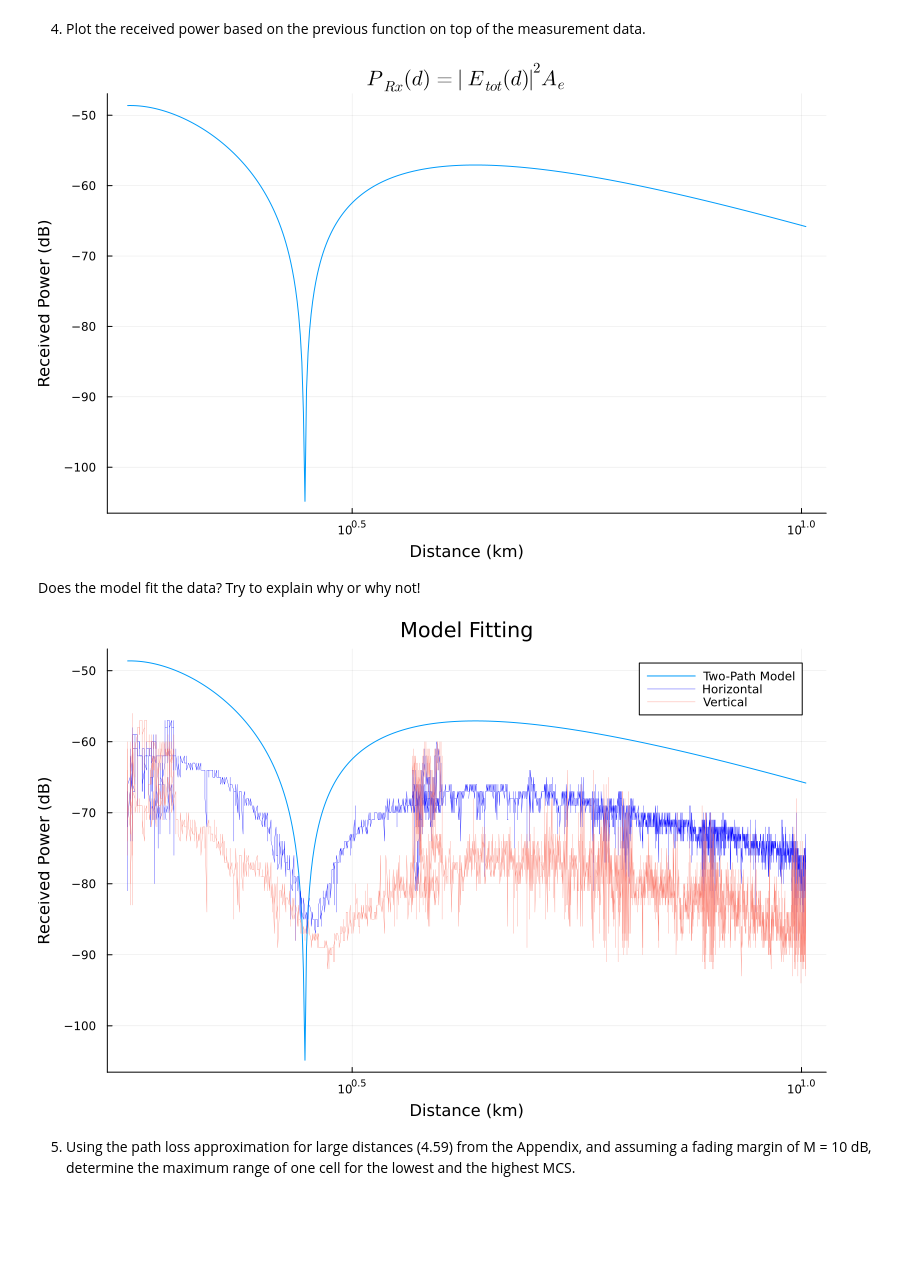
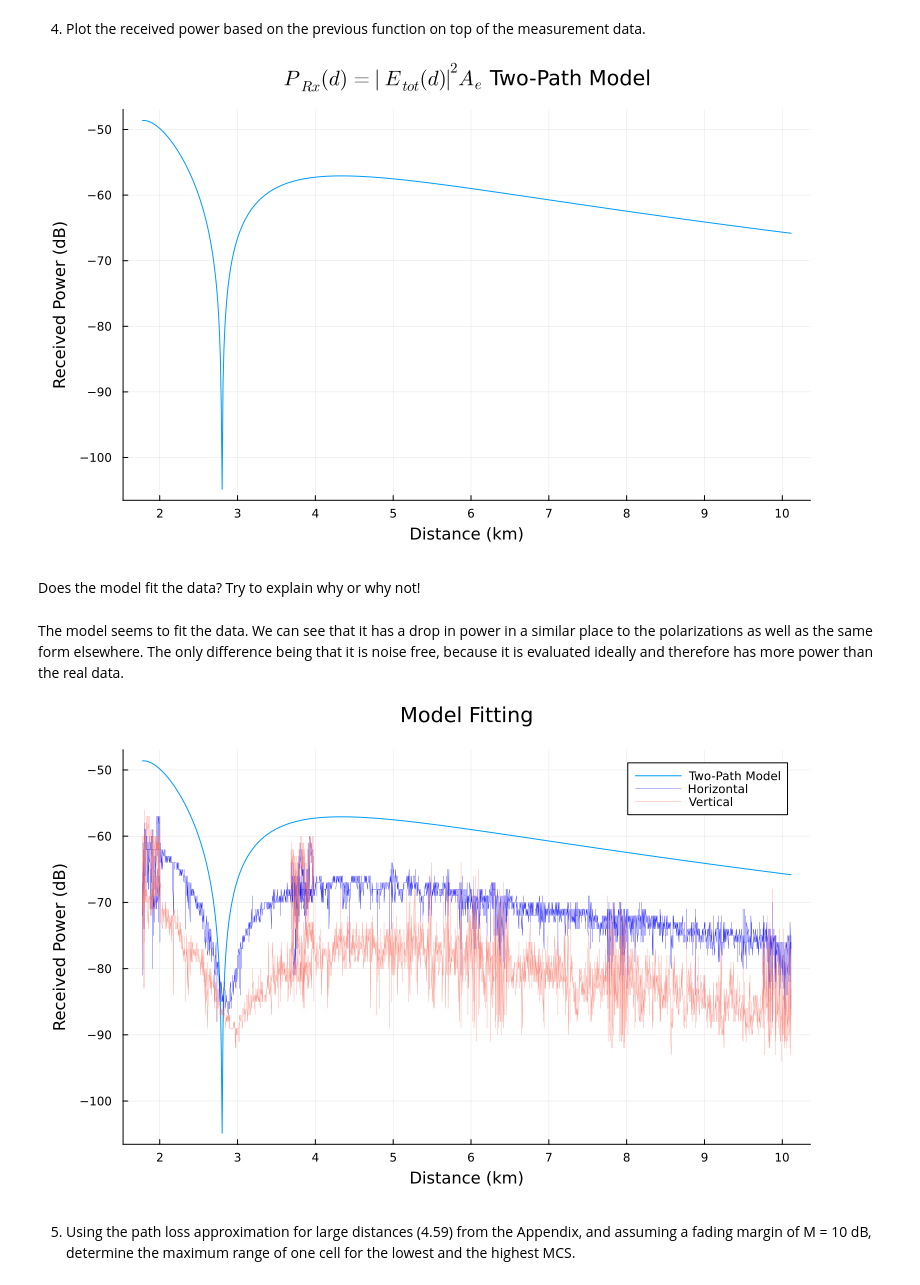
Before and after one commit to setrar/RADIO, a Jupyter notebook: Assignements/1/REPORT.ipynb, the cells around one changed output. Cells and saved outputs as stored; diff of their text form; code cells hidden in the pictures; blank space fills up the shorter version.

```diff
--- a/Assignements/1/REPORT.ipynb
+++ b/Assignements/1/REPORT.ipynb
@@ -162,35 +165,41 @@ using LaTeXStrings
 # %%
 # Signal Strength vs. Distance on a log scale
 p1 = plot(d₁, Pᵣₓ
-    , xaxis=:log
+    # , xaxis=:log
     , xlabel="Distance (km)", ylabel="Received Power (dB)"
-    , title=L"P_{Rx}(d) = |E_{tot}(d)|^2A_e"
+    , title=L"P_{Rx}(d) = |E_{tot}(d)|^2A_e " * " Two-Path Model"
     , size = (800,500)
     , legend=:false
+    , xticks = 1:1:10
+    , margin = 5mm
 )
 plot(p1)
 # %% [output]
-[figure, old version]
+[figure, new version]
 # %% [markdown]
 Does the model fit the data? Try to explain why or why not!
+# %% [markdown]
+The model seems to fit the data. We can see that it has a drop in power in a similar place to the polarizations as well as the same form elsewhere. The only difference being that it is noise free, because it is evaluated ideally and therefore has more power than the real data.
 # %%
 p2 = plot(d₁, Pᵣₓ
-    , xaxis=:log
+    # , xaxis=:log
     , xlabel="Distance (km)", ylabel="Received Power (dB)"
     , label = "Two-Path Model"
     , legend=false
 )
 p2 = plot!( d₁, rₛₛₛᵢ¹, label = "Horizontal", linewidth = .3, color=:blue)
 p2 = plot!(d₂, rₛₛₛᵢ², label = "Vertical", linewidth = .3, color=:salmon)
 plot(p2
     , xlabel="Distance (km)", ylabel="Received Power (dB)"
     , title="Model Fitting"
     , size = (800,500)
+    , xticks = 1:1:10
     , legend = :topright
     , grid = :true
+    , margin = 5mm
 )
 # %% [output]
-[figure, old version]
+[figure, new version]
 # %% [markdown]
 5. Using the path loss approximation for large distances (4.59) from the Appendix, and assuming a fading margin of M = 10 dB, determine the maximum range of one cell for the lowest and the highest MCS.
 # %% [markdown]
```
Also changed, not shown: parts of 4 cells of this notebook, 1 other file.
